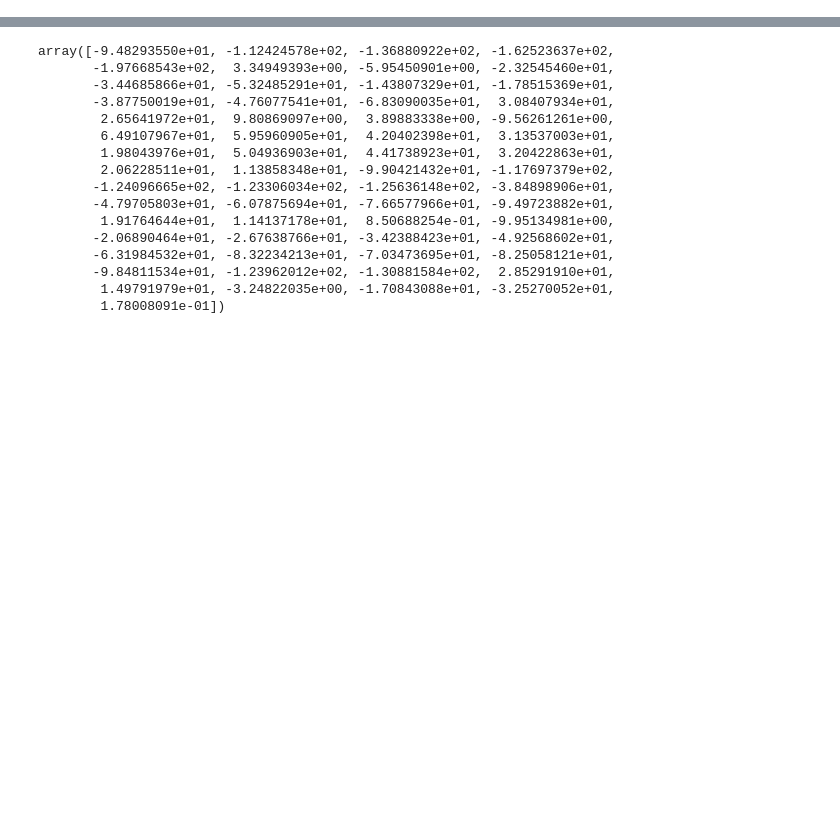
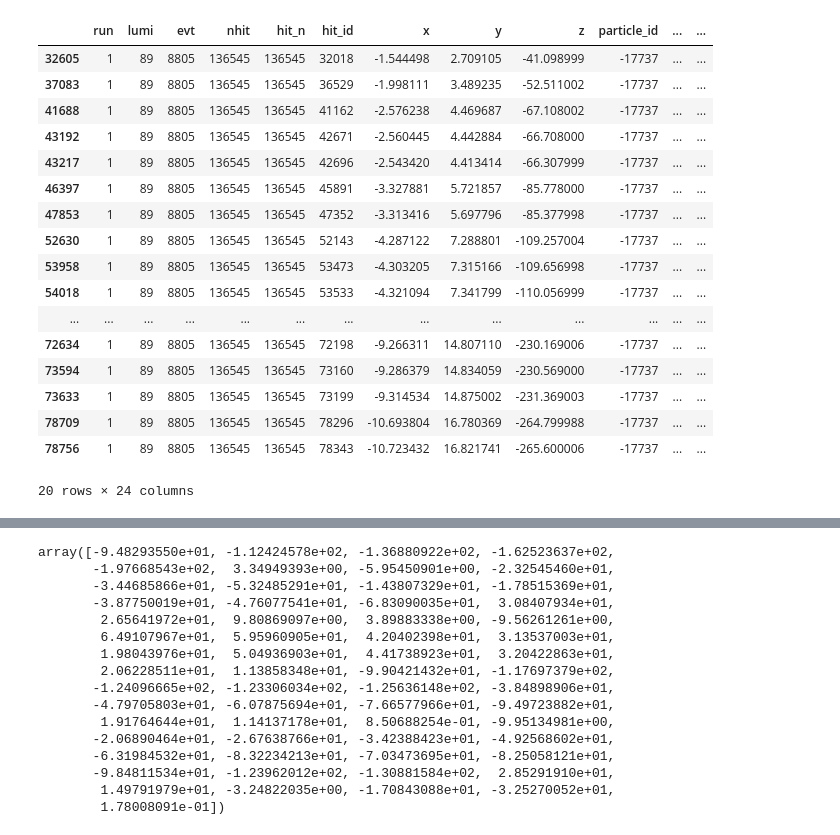
Before and after one commit to livaage/DDPG-for-tracking, a Jupyter notebook: Checks.ipynb, the cells around one changed output, grey strips where cells are left out. Cells and saved outputs as stored; diff of their text form; code cells hidden in the pictures; blank space fills up the shorter version.

```diff
--- a/Checks.ipynb
+++ b/Checks.ipynb
@@ -7,2 +38,23 @@ event = pd.read_hdf('~/gnnfiles/data/ntuple_PU200_numEvent1000/ntuple_PU200_even
+# %%
+p
+# %% [output]
+|  | run | lumi | evt | nhit | hit_n | hit_id | x | y | z | particle_id | ... | ... |
+| 32605 | 1 | 89 | 8805 | 136545 | 136545 | 32018 | -1.544498 | 2.709105 | -41.098999 | -17737 | ... | ... |
+| 37083 | 1 | 89 | 8805 | 136545 | 136545 | 36529 | -1.998111 | 3.489235 | -52.511002 | -17737 | ... | ... |
+| 41688 | 1 | 89 | 8805 | 136545 | 136545 | 41162 | -2.576238 | 4.469687 | -67.108002 | -17737 | ... | ... |
+| 43192 | 1 | 89 | 8805 | 136545 | 136545 | 42671 | -2.560445 | 4.442884 | -66.708000 | -17737 | ... | ... |
+| 43217 | 1 | 89 | 8805 | 136545 | 136545 | 42696 | -2.543420 | 4.413414 | -66.307999 | -17737 | ... | ... |
+| 46397 | 1 | 89 | 8805 | 136545 | 136545 | 45891 | -3.327881 | 5.721857 | -85.778000 | -17737 | ... | ... |
+| 47853 | 1 | 89 | 8805 | 136545 | 136545 | 47352 | -3.313416 | 5.697796 | -85.377998 | -17737 | ... | ... |
+| 52630 | 1 | 89 | 8805 | 136545 | 136545 | 52143 | -4.287122 | 7.288801 | -109.257004 | -17737 | ... | ... |
+| 53958 | 1 | 89 | 8805 | 136545 | 136545 | 53473 | -4.303205 | 7.315166 | -109.656998 | -17737 | ... | ... |
+| 54018 | 1 | 89 | 8805 | 136545 | 136545 | 53533 | -4.321094 | 7.341799 | -110.056999 | -17737 | ... | ... |
+| ... | ... | ... | ... | ... | ... | ... | ... | ... | ... | ... | ... | ... |
+| 72634 | 1 | 89 | 8805 | 136545 | 136545 | 72198 | -9.266311 | 14.807110 | -230.169006 | -17737 | ... | ... |
+| 73594 | 1 | 89 | 8805 | 136545 | 136545 | 73160 | -9.286379 | 14.834059 | -230.569000 | -17737 | ... | ... |
+| 73633 | 1 | 89 | 8805 | 136545 | 136545 | 73199 | -9.314534 | 14.875002 | -231.369003 | -17737 | ... | ... |
+| 78709 | 1 | 89 | 8805 | 136545 | 136545 | 78296 | -10.693804 | 16.780369 | -264.799988 | -17737 | ... | ... |
+| 78756 | 1 | 89 | 8805 | 136545 | 136545 | 78343 | -10.723432 | 16.821741 | -265.600006 | -17737 | ... | ... |
+20 rows × 24 columns
 # %%
 event2 = pd.read_hdf('~/gnnfiles/data/ntuple_PU200_numEvent1000/ntuple_PU200_event7.h5')
```
Also changed, not shown: parts of 31 cells of this notebook, 11 other files.
